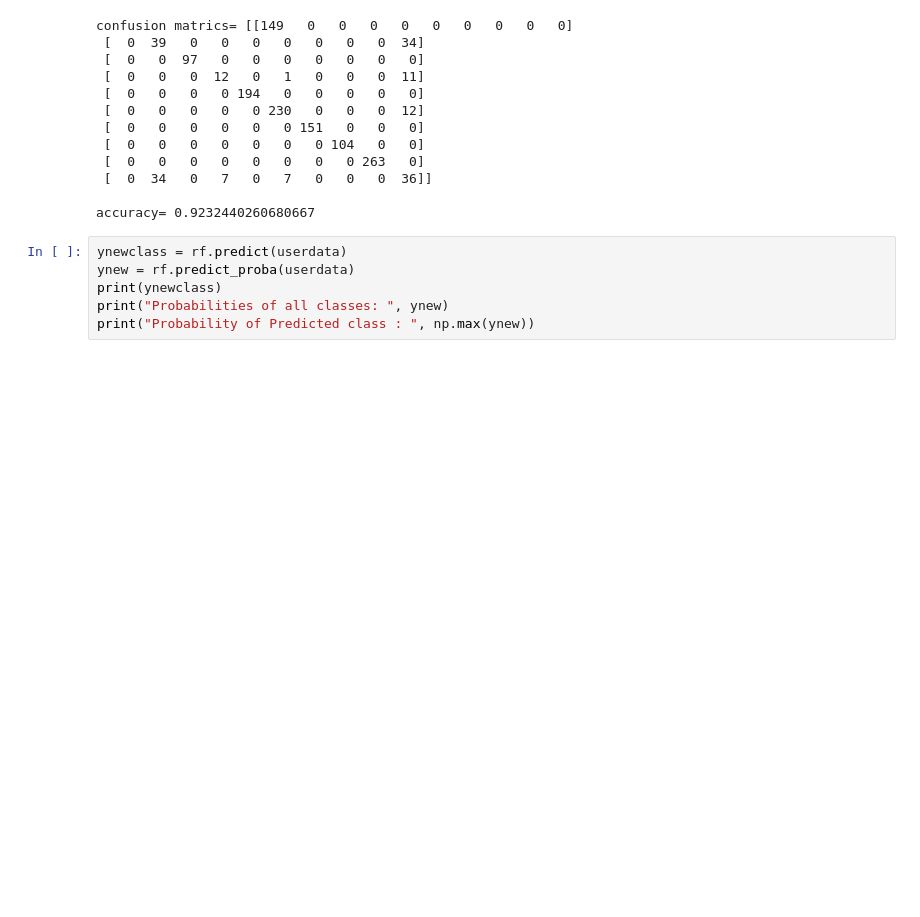
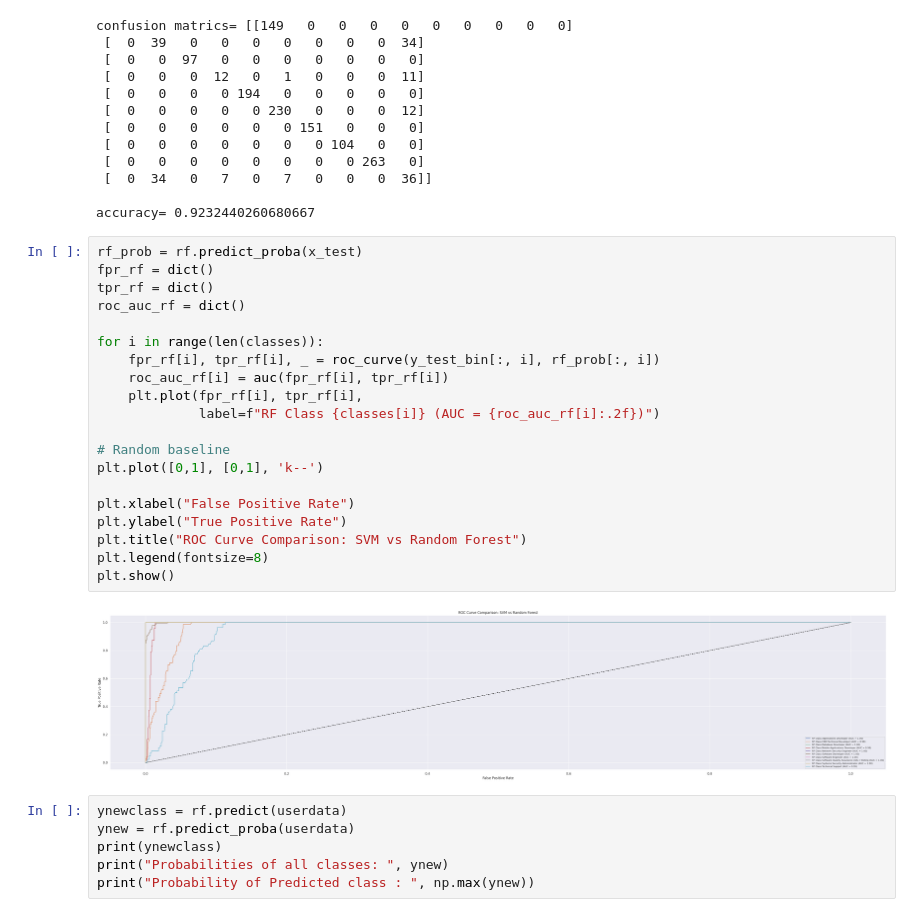
Before and after one commit to darshan2436/Carrer_Predict, a Jupyter notebook: server/careersensemodel.ipynb, the cells around one changed output. Cells and saved outputs as stored; diff of their text form; blank space fills up the shorter version.

```diff
--- a/server/careersensemodel.ipynb
+++ b/server/careersensemodel.ipynb
@@ -540,6 +586,28 @@ confusion matrics= [[149   0   0   0   0   0   0   0   0   0]
  [  0  34   0   7   0   7   0   0   0  36]]
 
 accuracy= 0.9232440260680667
+# %%
+rf_prob = rf.predict_proba(x_test)
+fpr_rf = dict()
+tpr_rf = dict()
+roc_auc_rf = dict()
+
+for i in range(len(classes)):
+    fpr_rf[i], tpr_rf[i], _ = roc_curve(y_test_bin[:, i], rf_prob[:, i])
+    roc_auc_rf[i] = auc(fpr_rf[i], tpr_rf[i])
+    plt.plot(fpr_rf[i], tpr_rf[i],
+             label=f"RF Class {classes[i]} (AUC = {roc_auc_rf[i]:.2f})")
+
+# Random baseline
+plt.plot([0,1], [0,1], 'k--')
+
+plt.xlabel("False Positive Rate")
+plt.ylabel("True Positive Rate")
+plt.title("ROC Curve Comparison: SVM vs Random Forest")
+plt.legend(fontsize=8)
+plt.show()
+# %% [output]
+[figure, added]
 # %%
 ynewclass = rf.predict(userdata)
 ynew = rf.predict_proba(userdata)
```
Also changed, not shown: parts of 6 cells of this notebook.
